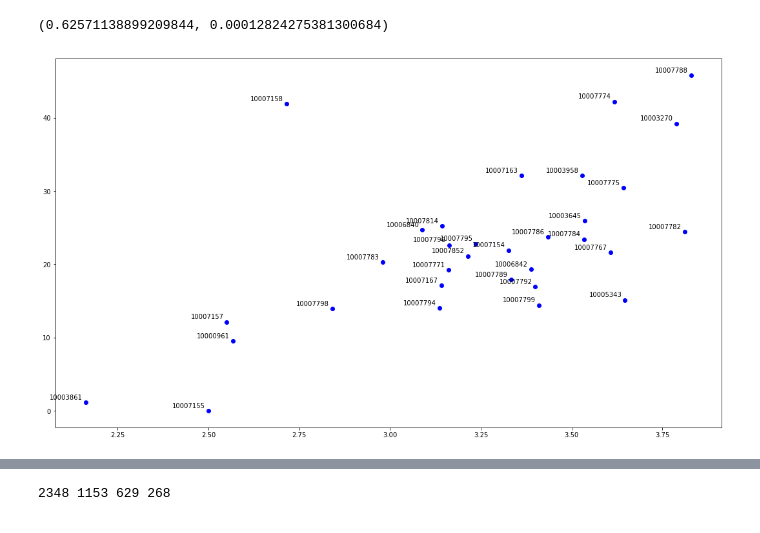
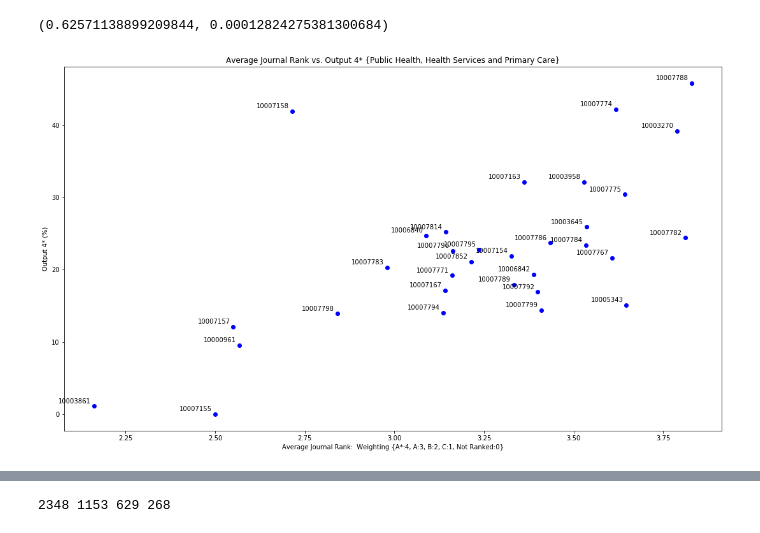
Before and after one commit to TUOS-COM6911-2017/proj-ref2017, a Jupyter notebook: george/2 - Public Health, Health Services and Primary Care/AUS Journal Rank Stats/AvJournalRank_vs_FourStrPercent.ipynb, the cells around one changed output, grey strips where cells are left out. Cells and saved outputs as stored; diff of their text form; code cells hidden in the pictures.

```diff
--- a/george/2 - Public Health, Health Services and Primary Care/AUS Journal Rank Stats/AvJournalRank_vs_FourStrPercent.ipynb
+++ b/george/2 - Public Health, Health Services and Primary Care/AUS Journal Rank Stats/AvJournalRank_vs_FourStrPercent.ipynb
@@ -384,21 +389,25 @@ dataframe.to_csv("General Stats.csv")
 # %%
 
 x = dataframe["Av. Rank"]
 y = dataframe["Four Str"]
 z = dataframe.index
 
 fig, ax = plt.subplots()
 ax.plot(x, y, 'bo')
 fig.set_size_inches(18.5, 10.5)
 
 for X, Y, Z in zip(x, y, z):
     # Annotate the points 5 _points_ above and to the left of the vertex
     ax.annotate('{}'.format(Z), xy=(X,Y), xytext=(-5, 5), ha='right',
                 textcoords='offset points')
 
+plt.title("Average Journal Rank vs. Output 4* {Public Health, Health Services and Primary Care}")
+plt.xlabel("Average Journal Rank:  Weighting {A*:4, A:3, B:2, C:1, Not Ranked:0}")
+plt.ylabel("Output 4* (%)")
+plt.savefig("Average Journal Rank vs. Output Four Star.jpeg")
 plt.show()
 # %% [output]
-[figure, old version]
+[figure, new version]
 # %%
 dataframe = dataframe.sort_values("Av. Rank")
 
```
Also changed, not shown: parts of 5 cells of this notebook.
